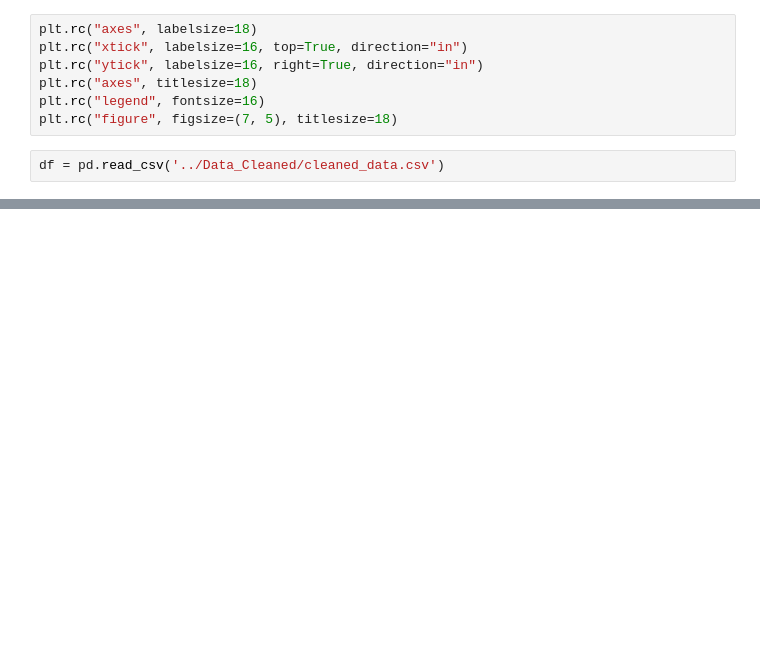
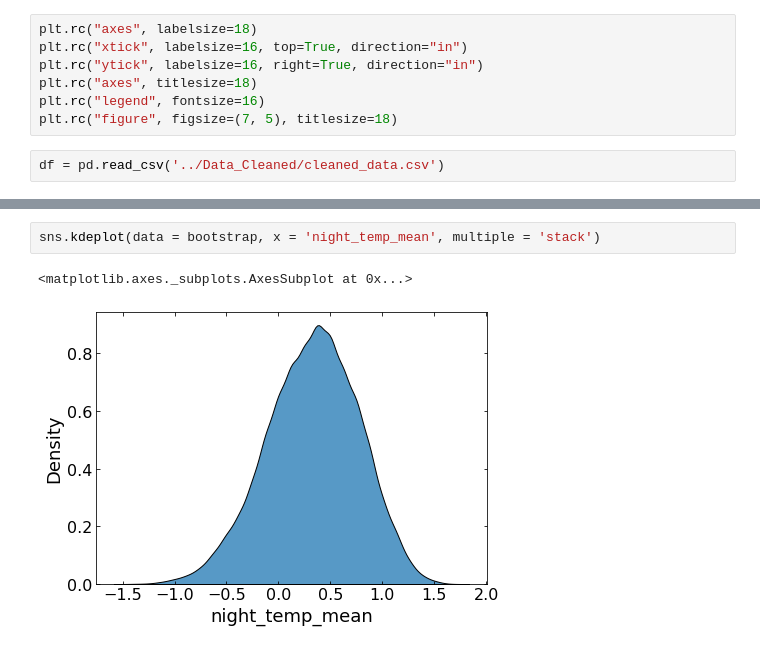
Before and after one commit to fred465f/Wheather_scraper, a Jupyter notebook: Visualisation/visualisation.ipynb, the cells around one changed output, grey strips where cells are left out. Cells and saved outputs as stored; diff of their text form; blank space fills up the shorter version.

```diff
--- a/Visualisation/visualisation.ipynb
+++ b/Visualisation/visualisation.ipynb
@@ -65,0 +45,5 @@ plt.show()
+# %%
+sns.kdeplot(data = bootstrap, x = 'night_temp_mean', multiple = 'stack')
+# %% [output]
+<matplotlib.axes._subplots.AxesSubplot at 0x...>
+[figure, added]
```
Also changed, not shown: parts of 9 cells of this notebook.
